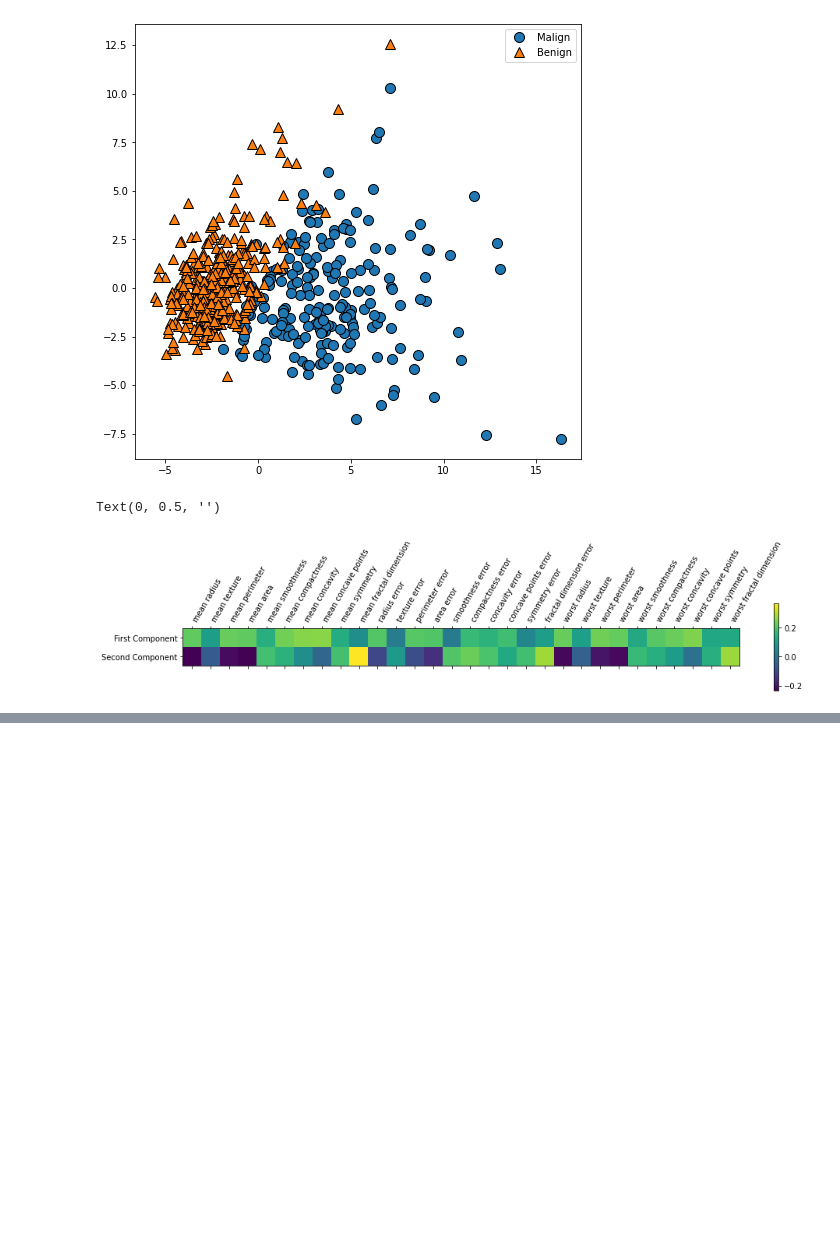
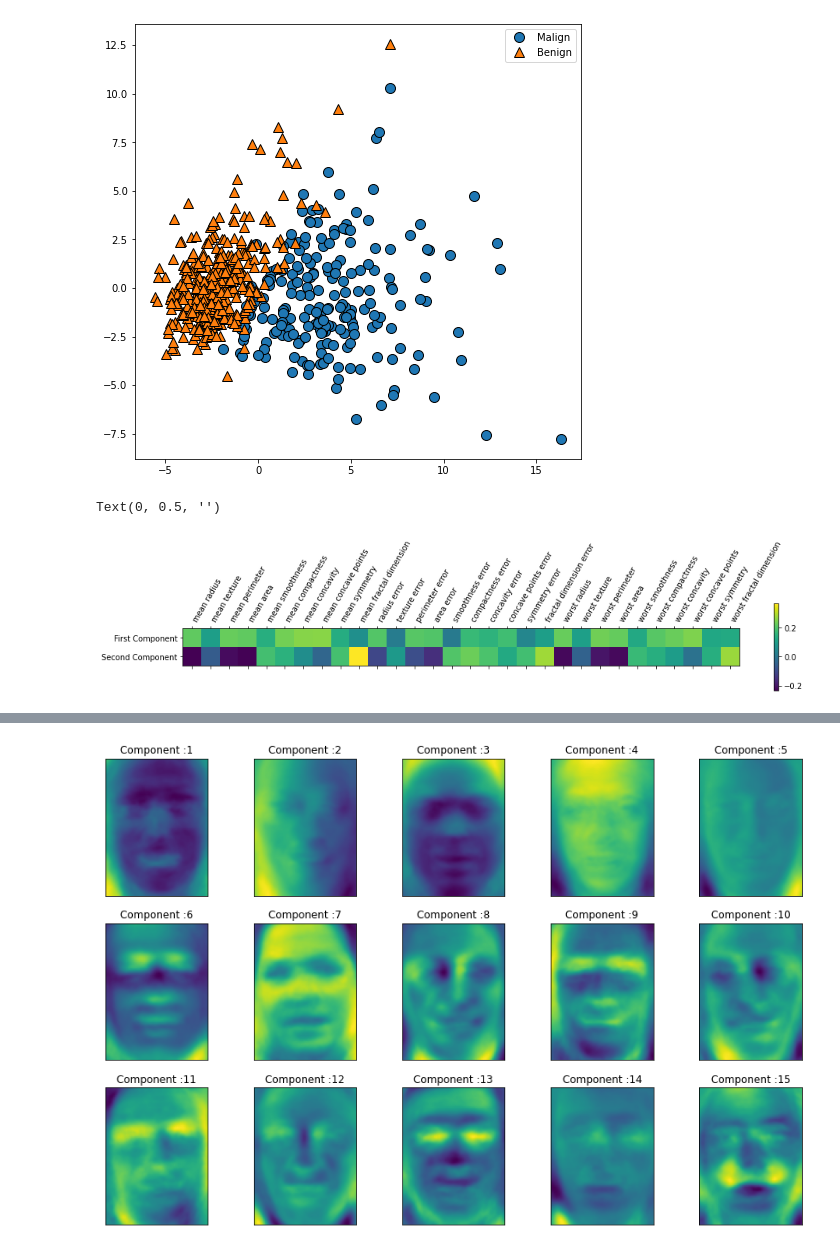
Before and after one commit to aashish-2096/Notebooks, a Jupyter notebook: Preprocessing.ipynb, the cells around one changed output, grey strips where cells are left out. Cells and saved outputs as stored; diff of their text form; code cells hidden in the pictures; blank space fills up the shorter version.

```diff
--- a/Preprocessing.ipynb
+++ b/Preprocessing.ipynb
@@ -190,0 +271,5 @@ Text(0, 0.5, '')
+# %%
+X_people = faces.data[mask]
+y_people = faces.target[mask]
+# %%
+X_people =  X_people/255
@@ -190,0 +294,2 @@ Text(0, 0.5, '')
+# %%
+pca = PCA(n_components=100,whiten=True,random_state=0).fit(X_train)
@@ -190,0 +309,8 @@ Text(0, 0.5, '')
+# %%
+fig,axes = plt.subplots(3,5,figsize=(15,10),subplot_kw={'xticks':(),'yticks':()})
+
+for i, (component,ax) in enumerate(zip(pca.components_,axes.ravel())):
+    ax.imshow(component.reshape(image_shape),cmap='viridis')
+    ax.set_title("Component :{}".format(i+1))
+# %% [output]
+[figure, added]
```
Also changed, not shown: parts of 34 cells of this notebook.
